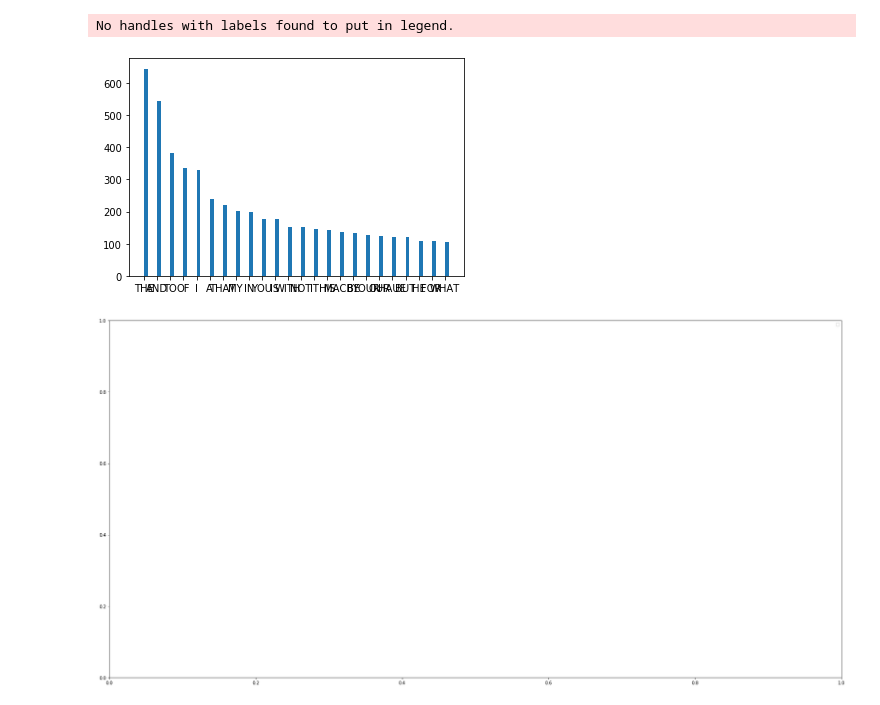
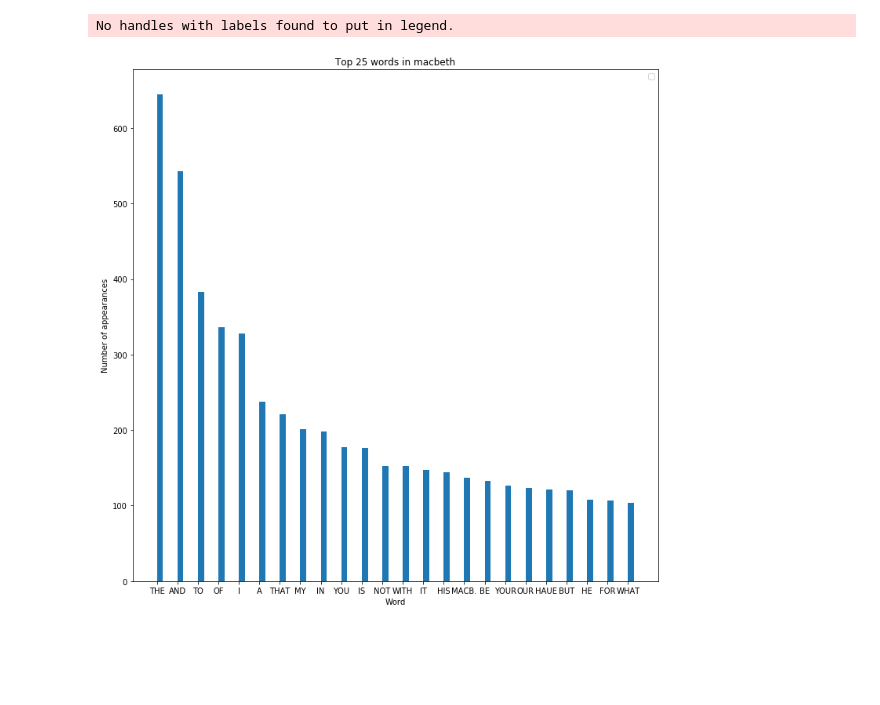
Before and after one commit to AmirMEdris/HistForMacbethProject, a Jupyter notebook: Macbeth-Make-Histogram.ipynb, the cells around one changed output. Saved outputs shown, nothing was run; the diff lists cells and outputs as text; code cells hidden in the pictures; blank space fills up the shorter version.

Commit message:
fixed graphs

```diff
--- a/Macbeth-Make-Histogram.ipynb
+++ b/Macbeth-Make-Histogram.ipynb
@@ -66,13 +66,14 @@ orderdwords25 = orderdwords[0:24]
 corderdwords25 = corderdwords[0:24]
 # %%
 #now we can plot most common words
+plt.figure(figsize=(12,12))
 plt.bar(orderdwords25, values25, align='edge', width=0.3)
-plt.figure(figsize=(30,15))
-plt.legend()
+plt.ylabel('Number of appearances')
+plt.xlabel('Word')
+plt.title('Top 25 words in macbeth')
 plt.show()
 # %% [output]
 No handles with labels found to put in legend.
-[figure, old version]
+[figure, new version]
-[figure, removed]
 # %%
 #and most common characters
```
Also changed, not shown: parts of 1 cell of this notebook.
